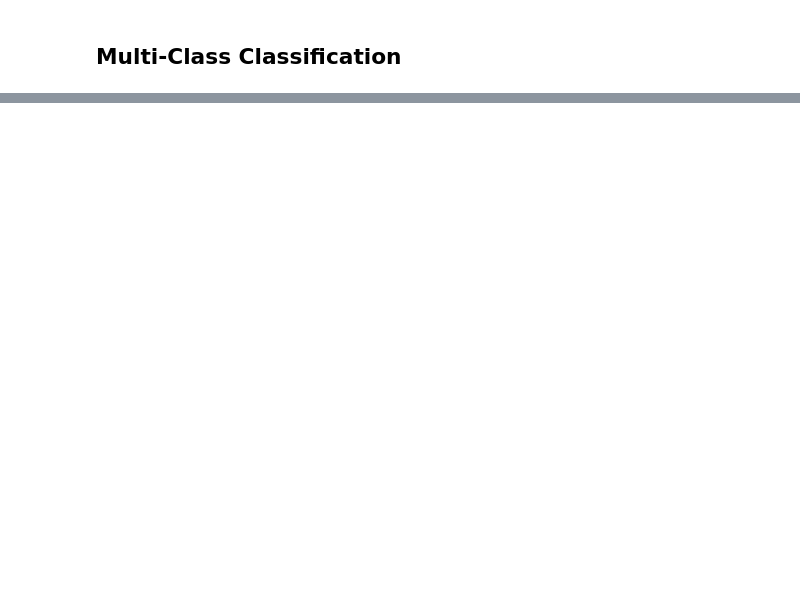
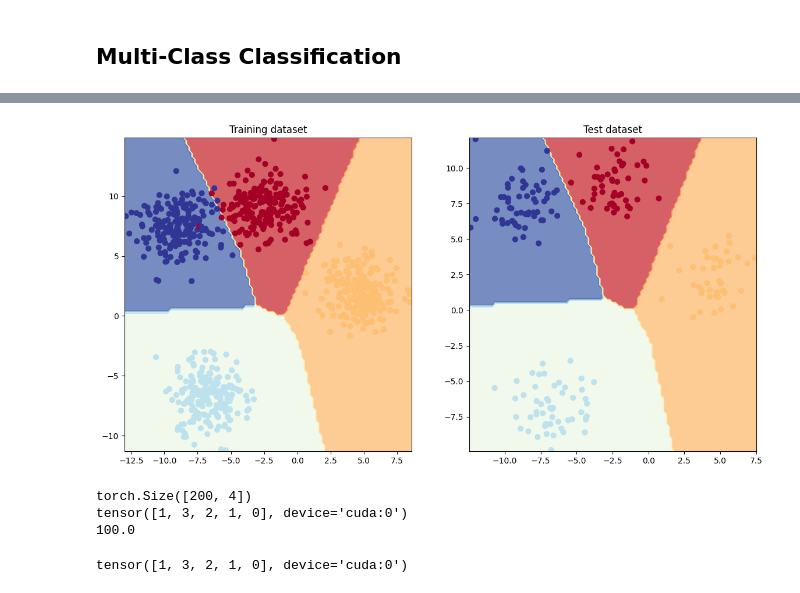
Before and after one commit to shushankai/pytroch-deep-learning, a Jupyter notebook: classification.ipynb, the cells around one changed output, grey strips where cells are left out. Cells and saved outputs as stored; diff of their text form; code cells hidden in the pictures; blank space fills up the shorter version.

```diff
--- a/classification.ipynb
+++ b/classification.ipynb
@@ -813,0 +878,3 @@ plt.plot(sigmoid(A));
+# %%
+loss_fn = nn.CrossEntropyLoss()
+optimizer = torch.optim.SGD(params=model_4.parameters(), lr=0.1)
@@ -813,0 +909,28 @@ plt.plot(sigmoid(A));
+# %%
+torch.manual_seed(42)
+torch.cuda.manual_seed(42)
+
+X_blob_train, X_blob_test = X_blob_train.to(device), X_blob_test.to(device)
+y_blob_train, y_blob_test =  y_blob_train.to(device), y_blob_test.to(device)
+
+epochs = 5000
+for epoch in range(epochs):
+    model_4.train()
+
+    logits = model_4(X_blob_train)
+    preds = torch.softmax(logits, dim=1).argmax(dim=1)
+    loss = loss_fn(logits, y_blob_train)
+    acc = accuracy_fn(y_blob_train, preds)
+    optimizer.zero_grad()
+    loss.backward()
+    optimizer.step()
+
+    model_4.eval()
+    with torch.inference_mode():
+        test_logits = model_4(X_blob_test)
+        test_preds = torch.softmax(test_logits, dim=1).argmax(dim=1)
+        test_loss = loss_fn(test_logits, y_blob_test)
+        test_acc = accuracy_fn(y_blob_test, test_preds)
+
+    if epoch % 100 == 0:
+         print(f"Epoch: {epoch} | Train loss: {loss:.5f}, Test loss: {test_loss:.5f}")
@@ -813,0 +955,29 @@ plt.plot(sigmoid(A));
+# %%
+plt.figure(figsize=(14,7))
+plt.subplot(121)
+plot_decision_boundary(model_4, X_blob_train, y_blob_train)
+plt.title('Training dataset')
+plt.subplot(122)
+plt.title("Test dataset")
+plot_decision_boundary(model_4, X_blob_test, y_blob_test);
+# %% [output]
+[figure, added]
+# %%
+# Inference from the model
+model_4.to(device)
+with torch.inference_mode():
+    logits = model_4(X_blob_test.to(device))
+    print(logits.shape)
+    # so what this will do is this will calculate the probability for all the 4 values in each rows
+    probs = torch.softmax(logits, dim=1)
+    acc = accuracy_fn(torch.argmax(probs, dim=1), y_blob_test)
+    print(torch.argmax(probs, dim=1)[:5])
+    print(acc)
+# %% [output]
+torch.Size([200, 4])
+tensor([1, 3, 2, 1, 0], device='cuda:0')
+100.0
+# %%
+y_blob_test[:5]
+# %% [output]
+tensor([1, 3, 2, 1, 0], device='cuda:0')
```
Also changed, not shown: parts of 11 cells of this notebook, 1 other file.
